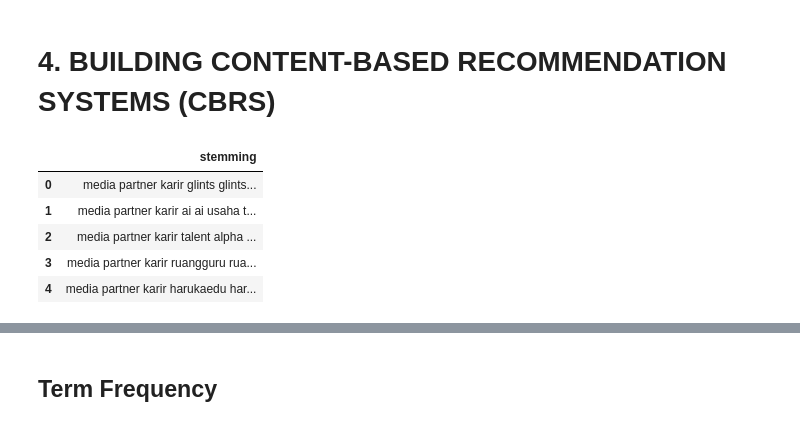
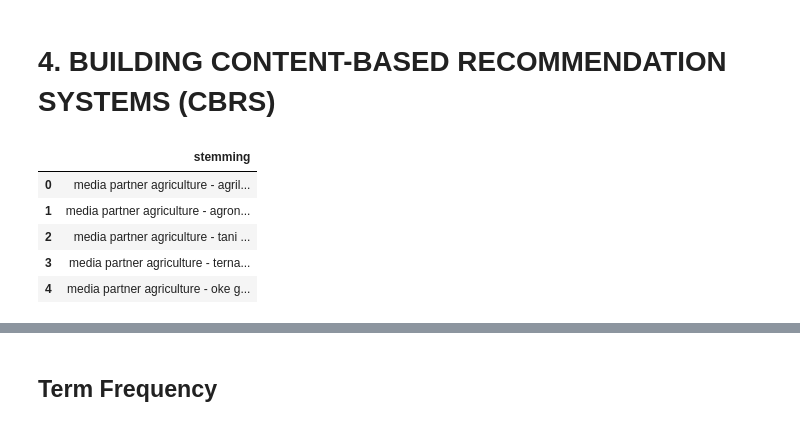
Before and after one commit to arsyaamalia/event-service-cbrs, a Jupyter notebook: Skripsi_Content_Based_Recommendation_System_Eventhings.ipynb, the cells around one changed output, grey strips where cells are left out. Saved outputs shown, nothing was run; the diff lists cells and outputs as text; code cells hidden in the pictures.

```diff
--- a/Skripsi_Content_Based_Recommendation_System_Eventhings.ipynb
+++ b/Skripsi_Content_Based_Recommendation_System_Eventhings.ipynb
@@ -397,12 +586,12 @@ df['stemming'].to_csv('dataclean.csv', sep=',', index=False)
 # %% [markdown]
 # **4. BUILDING CONTENT-BASED RECOMMENDATION SYSTEMS (CBRS)**
 # %%
-dfclean = pd.read_csv('/content/dataclean.csv')
+dfclean = pd.read_csv('/content/datamodel.csv')
 dfclean.head()
 # %% [output]
 |  | stemming |
-| 0 | media partner karir glints glints... |
-| 1 | media partner karir ai ai usaha t... |
-| 2 | media partner karir talent alpha ... |
-| 3 | media partner karir ruangguru rua... |
-| 4 | media partner karir harukaedu har... |
+| 0 | media partner agriculture - agril... |
+| 1 | media partner agriculture - agron... |
+| 2 | media partner agriculture - tani ... |
+| 3 | media partner agriculture - terna... |
+| 4 | media partner agriculture - oke g... |
```
Also changed, not shown: parts of 123 cells of this notebook.
